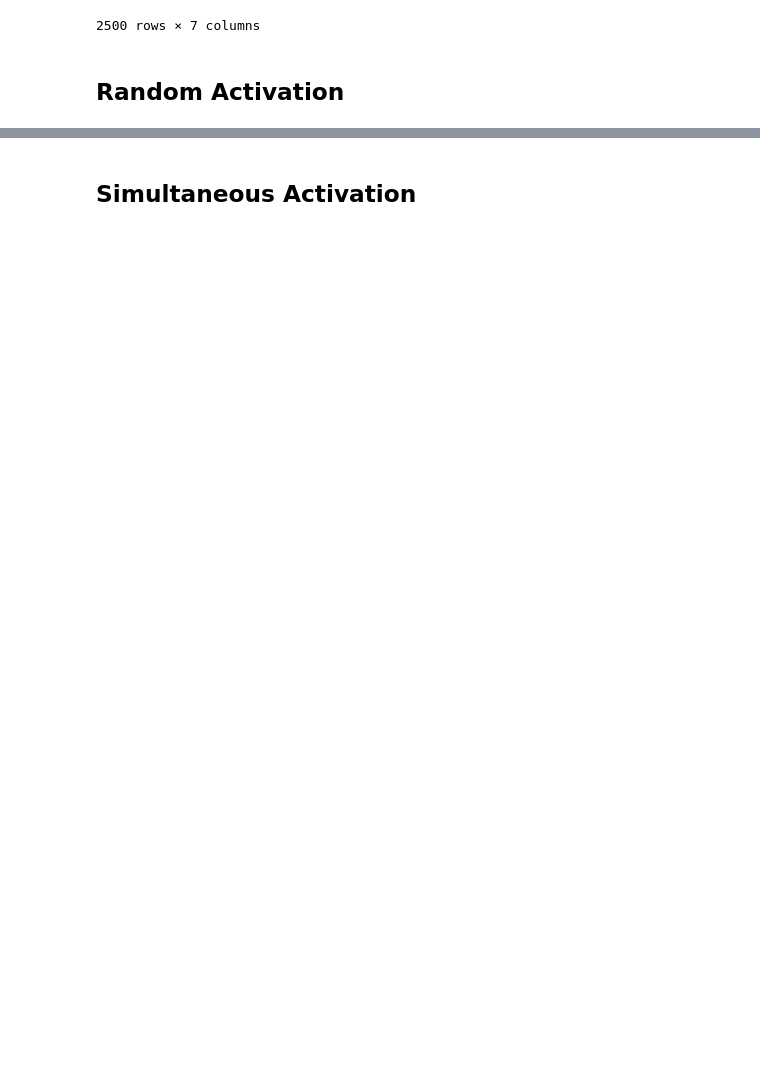
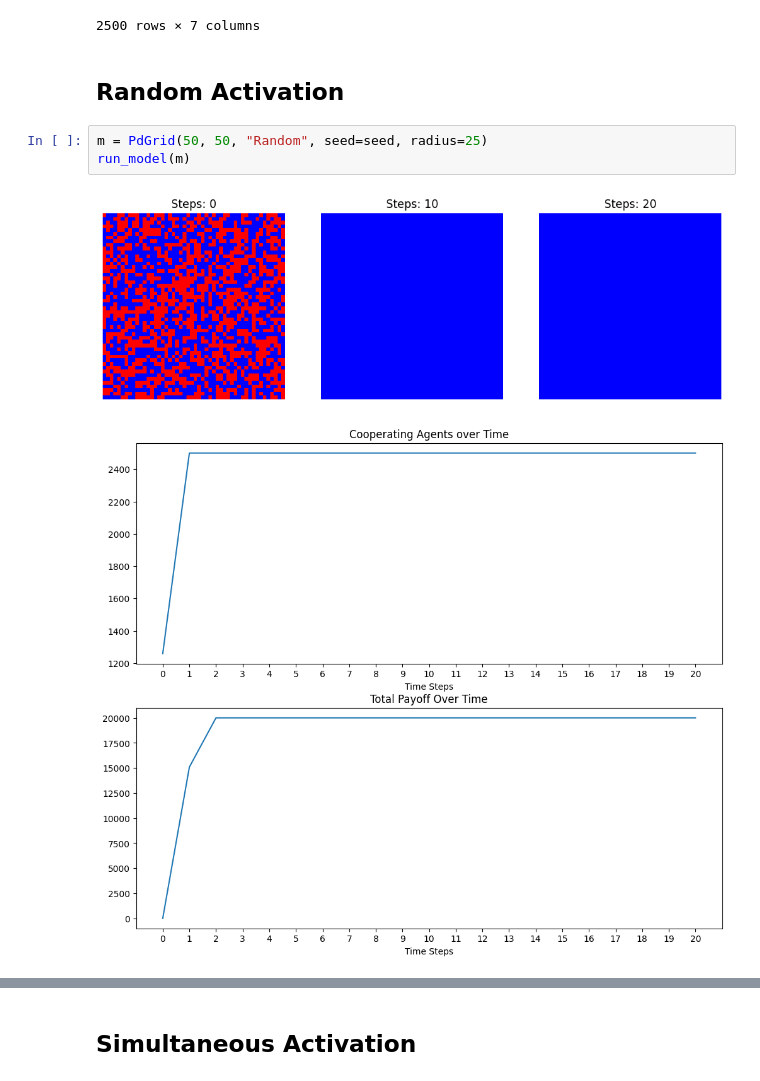
Before and after one commit to nalinbhatt/MACSS-40550-Assignment2, a Jupyter notebook: PD_Grid/analysis.ipynb, the cells around one changed output, grey strips where cells are left out. Drawn from its saved outputs; the diff is of its cells as text; blank space fills up the shorter version.

```diff
--- a/PD_Grid/analysis.ipynb
+++ b/PD_Grid/analysis.ipynb
@@ -124,6 +124,12 @@ agent_df.loc[1]
 2500 rows × 7 columns
 # %% [markdown]
 ## Random Activation
+# %%
+m = PdGrid(50, 50, "Random", seed=seed, radius=25)
+run_model(m)
+# %% [output]
+[figure, added]
+[figure, added]
 # %%
 m = PdGrid(50, 50, "Random", seed=seed, radius=2)
 run_model(m)
```
Also changed, not shown: parts of 6 cells of this notebook, 1 other file.
